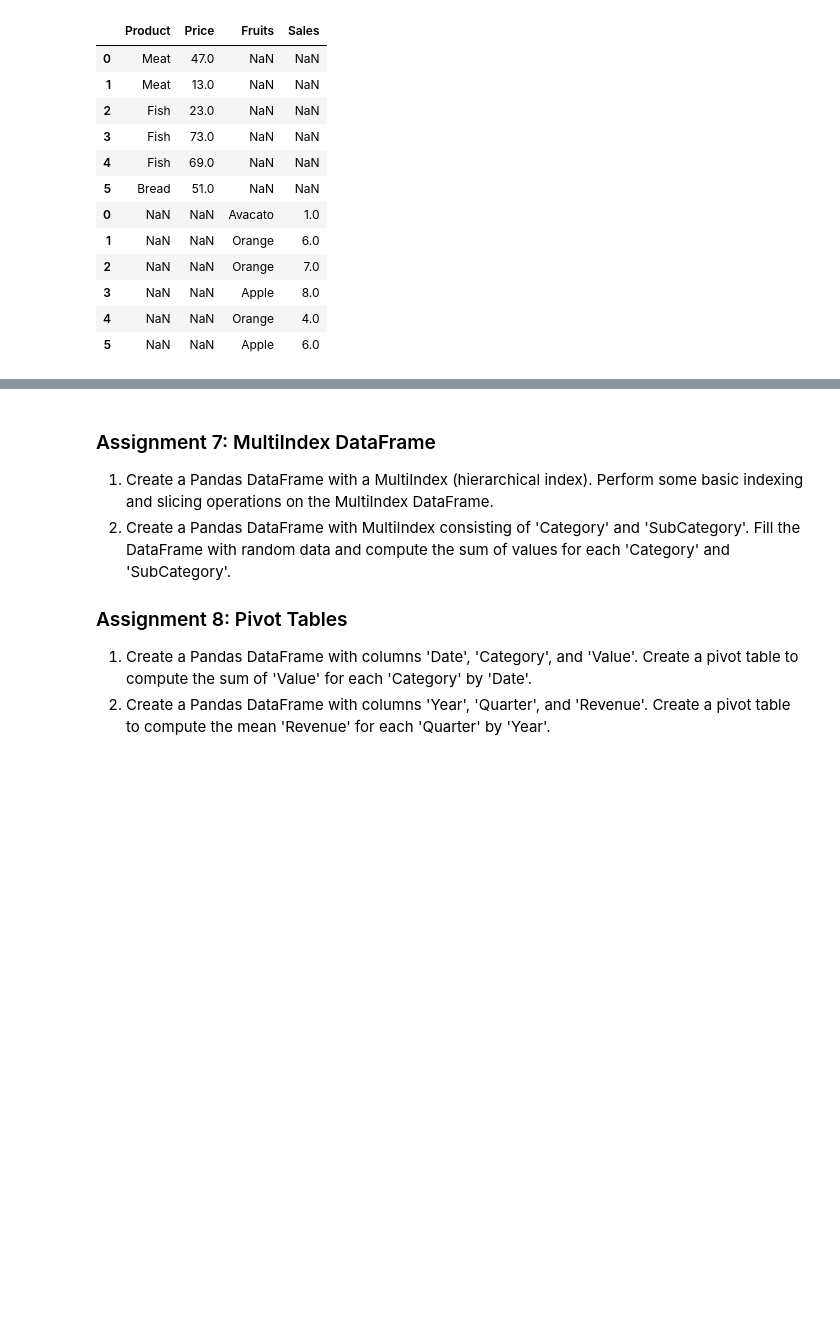
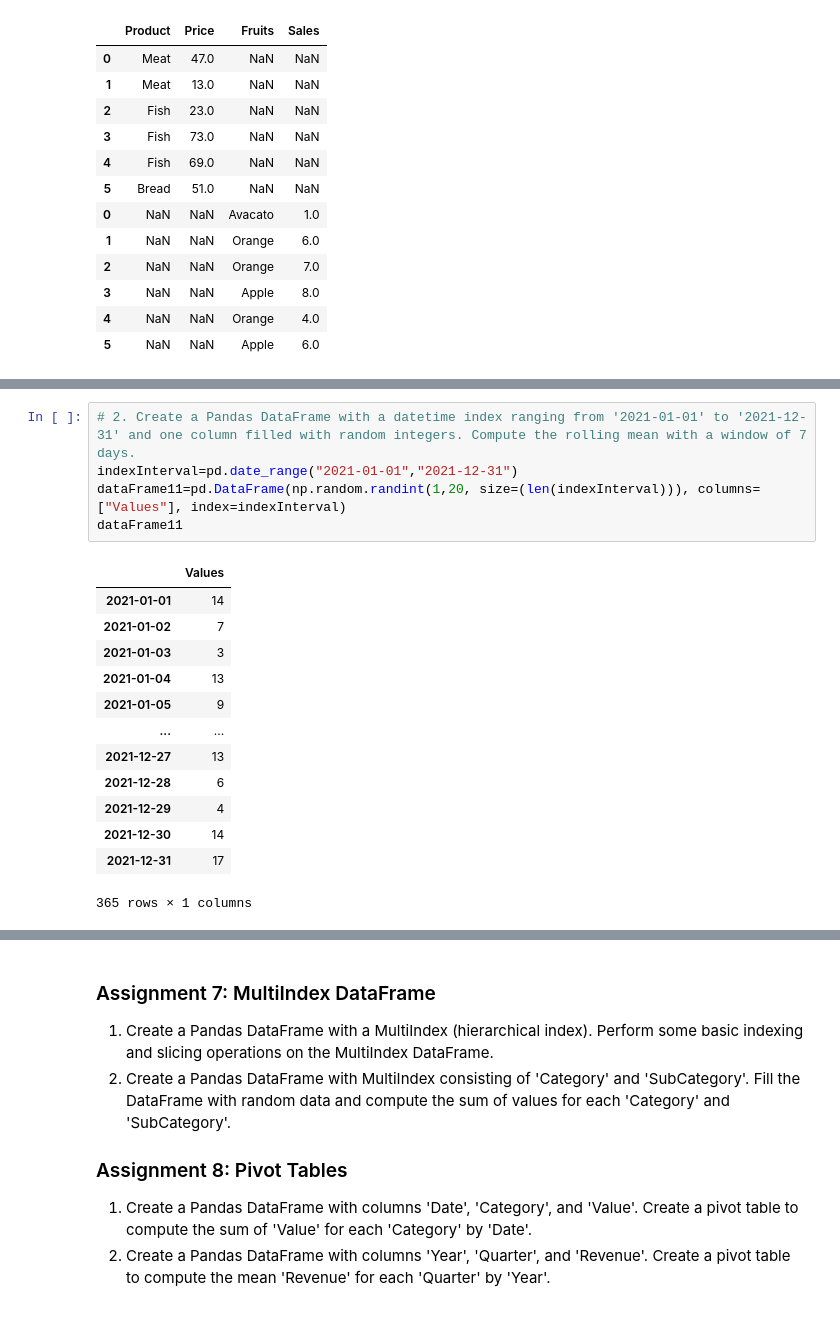
Before and after one commit to Jaimepelembe/Data_analyst_bootcamp_from_basics_to_advanced, a Jupyter notebook: S4_Data_Analysis/assignments/pandasasssignmentsSolution.ipynb, the cells around one changed output, grey strips where cells are left out. Drawn from its saved outputs; the diff is of its cells as text; blank space fills up the shorter version.

```diff
--- a/S4_Data_Analysis/assignments/pandasasssignmentsSolution.ipynb
+++ b/S4_Data_Analysis/assignments/pandasasssignmentsSolution.ipynb
@@ -396,0 +455,19 @@ concatenatedColumns
+# %%
+# 2. Create a Pandas DataFrame with a datetime index ranging from '2021-01-01' to '2021-12-31' and one column filled with random integers. Compute the rolling mean with a window of 7 days.
+indexInterval=pd.date_range("2021-01-01","2021-12-31")
+dataFrame11=pd.DataFrame(np.random.randint(1,20, size=(len(indexInterval))), columns=["Values"], index=indexInterval)
+dataFrame11
+# %% [output]
+|  | Values |
+| 2021-01-01 | 14 |
+| 2021-01-02 | 7 |
+| 2021-01-03 | 3 |
+| 2021-01-04 | 13 |
+| 2021-01-05 | 9 |
+| ... | ... |
+| 2021-12-27 | 13 |
+| 2021-12-28 | 6 |
+| 2021-12-29 | 4 |
+| 2021-12-30 | 14 |
+| 2021-12-31 | 17 |
+365 rows × 1 columns
```
Also changed, not shown: parts of 8 cells of this notebook.
